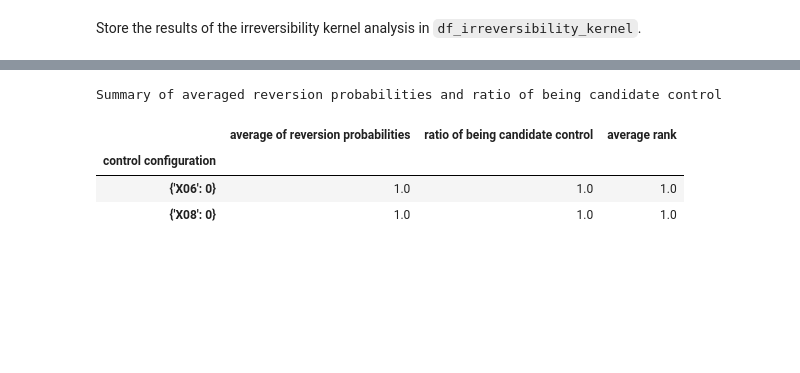
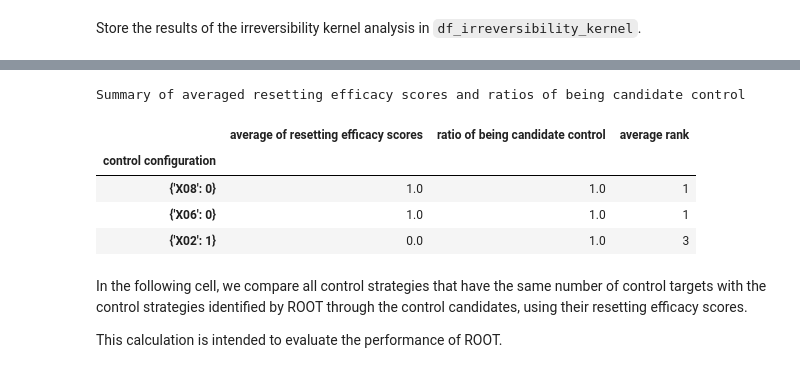
Before and after one commit to yena2bell/ROOT, a Jupyter notebook: ROOT_application_examples/toy model/ROOT_application_to_toy_model.ipynb, the cells around one changed output, grey strips where cells are left out. Saved outputs shown, nothing was run; the diff lists cells and outputs as text; code cells hidden in the pictures; blank space fills up the shorter version.

```diff
--- a/ROOT_application_examples/toy model/ROOT_application_to_toy_model.ipynb
+++ b/ROOT_application_examples/toy model/ROOT_application_to_toy_model.ipynb
@@ -256,16 +260,15 @@ for ITP_index in ITP_indices_to_analyze:
 
     # initialize the irreversibility motifs and coherency conditions in this object.
     # when you run this code more than once, you may want to clear the previous results.
-    ITP_object.irreversibility_motifs = []
-    ITP_object.coherency_conditions = []
+    ITP_object.reset_the_info_of_irreversibility_kernel()
 
     ITP_object.find_irreversibility_kernel(max_len_of_feedback_search)
 # %% [markdown]
 Store the results of the irreversibility kernel analysis in `df_irreversibility_kernel`.
 # %%
 ITP_indices = []
-irreversibilty_motifs = []
-coherency_conditions = []
+column_for_irreversibilty_motifs = []
+column_for_coherency_conditions = []
 
 for ITP_index in ITP_indices_to_analyze:
     ITP_object = ITP_index_map[ITP_index]
@@ -273,11 +276,11 @@ for ITP_index in ITP_indices_to_analyze:
         corresponding_coherency_condition = ITP_object.coherency_conditions[i]
 
         ITP_indices.append(ITP_index)
-        irreversibilty_motifs.append(irreversibility_motif)
-        coherency_conditions.append(corresponding_coherency_condition)
+        column_for_irreversibilty_motifs.append(irreversibility_motif)
+        column_for_coherency_conditions.append(corresponding_coherency_condition)
 
-df_irreversibility_kernel = pd.DataFrame({"irreversibility motif":irreversibilty_motifs,
-                                           "coherency condition":coherency_conditions},
+df_irreversibility_kernel = pd.DataFrame({"irreversibility motif":column_for_irreversibilty_motifs,
+                                           "coherency condition":column_for_coherency_conditions},
                                           index=ITP_indices)
 df_irreversibility_kernel.index.name = 'ITP index'
 # %% [markdown]
@@ -403,14 +400,14 @@ num_of_control_targets = 1
 # %%
 import pandas as pd
 
-ITPindex_controlconfigurations_map = {}
+ITPindex_controlcandidate_map = {}
 ITP_indices = []
 control_candidates_for_each_ITP_index = []
 
 for ITP_index in ITP_indices_to_analyze:
     ITP_object = ITP_index_map[ITP_index]
-    control_candidates_for_the_ITP = ITP_object.get_control_configurations_having_n_control_targets(num_of_control_targets)
-    ITPindex_controlconfigurations_map[ITP_index] = control_candidates_for_the_ITP
+    control_candidates_for_the_ITP = ITP_object.get_control_strategiess_having_n_control_targets(num_of_control_targets)
+    ITPindex_controlcandidate_map[ITP_index] = control_candidates_for_the_ITP
     for control_candidate_for_the_ITP in control_candidates_for_the_ITP:
         ITP_indices.append(ITP_index)
         control_candidates_for_each_ITP_index.append(control_candidate_for_the_ITP)
@@ -523,31 +522,37 @@ The following table shows the average reversion probabilities for each control c
 # %%
-reversion_probabilities_averaged = []
+resetting_efficacy_scores_averaged = []
 ratios_of_being_candidate_control = []
 average_ranks = []
-for control_configuration in control_configurations_for_all_analyzed_ITPs:
-    sub_df_for_the_control_configuration = df_resetting_control[df_resetting_control["control configuration"] == control_configuration]
-    reversion_probability_average_of_the_control_configuration = sub_df_for_the_control_configuration["reversion probability"].mean()
-    reversion_probabilities_averaged.append(reversion_probability_average_of_the_control_configuration)
-    ratio_of_being_condidate_for_the_control_configuration = sub_df_for_the_control_configuration["control configuration is candidate control for the ITP"].mean()
-    ratios_of_being_candidate_control.append(ratio_of_being_condidate_for_the_control_configuration)
-    average_ranks = compute_competition_ranks(reversion_probabilities_averaged)
+for control_strategy in control_strategies_for_all_analyzed_ITPs:
+    sub_df_for_the_control_strategy = df_resetting_control[df_resetting_control["control strategy"] == control_strategy]
+    resetting_efficacy_score_averaged_of_the_control_configuration = sub_df_for_the_control_strategy["resetting efficacy score"].mean()
+    resetting_efficacy_scores_averaged.append(resetting_efficacy_score_averaged_of_the_control_configuration)
+    ratio_of_being_condidate_for_the_control_strategy = sub_df_for_the_control_strategy["control strategy is candidate control for the ITP"].mean()
+    ratios_of_being_candidate_control.append(ratio_of_being_condidate_for_the_control_strategy)
+    average_ranks = compute_ranks(resetting_efficacy_scores_averaged)
 
-df_resetting_control_statistic = pd.DataFrame({"average of reversion probabilities":reversion_probabilities_averaged,
+df_resetting_control_statistic = pd.DataFrame({"average of resetting efficacy scores":resetting_efficacy_scores_averaged,
                                      "ratio of being candidate control":ratios_of_being_candidate_control,
                                      "average rank":average_ranks},
-                                      index=control_configurations_for_all_analyzed_ITPs)
+                                      index=control_strategies_for_all_analyzed_ITPs)
 df_resetting_control_statistic.index.name = 'control configuration'
+
 df_resetting_control_statistic = df_resetting_control_statistic.sort_values("average rank")
 
-print("Summary of averaged reversion probabilities and ratio of being candidate control")
+print("Summary of averaged resetting efficacy scores and ratios of being candidate control")
 pd.set_option('display.max_rows', None)
 pd.set_option('display.max_columns', None)
 display(df_resetting_control_statistic)
 pd.reset_option('display.max_rows')
 pd.reset_option('display.max_columns')
 # %% [output]
-Summary of averaged reversion probabilities and ratio of being candidate control
+Summary of averaged resetting efficacy scores and ratios of being candidate control
-|  | average of reversion probabilities | ratio of being candidate control | average rank |
+|  | average of resetting efficacy scores | ratio of being candidate control | average rank |
 | control configuration |  |  |  |
-| {'X06': 0} | 1.0 | 1.0 | 1.0 |
-| {'X08': 0} | 1.0 | 1.0 | 1.0 |
+| {'X08': 0} | 1.0 | 1.0 | 1 |
+| {'X06': 0} | 1.0 | 1.0 | 1 |
+| {'X02': 1} | 0.0 | 1.0 | 3 |
+# %% [markdown]
+In the following cell, we compare all control strategies that have the same number of control targets with the control strategies identified by ROOT through the control candidates, using their resetting efficacy scores.
+
+This calculation is intended to evaluate the performance of ROOT.
```
Also changed, not shown: parts of 39 cells of this notebook.
